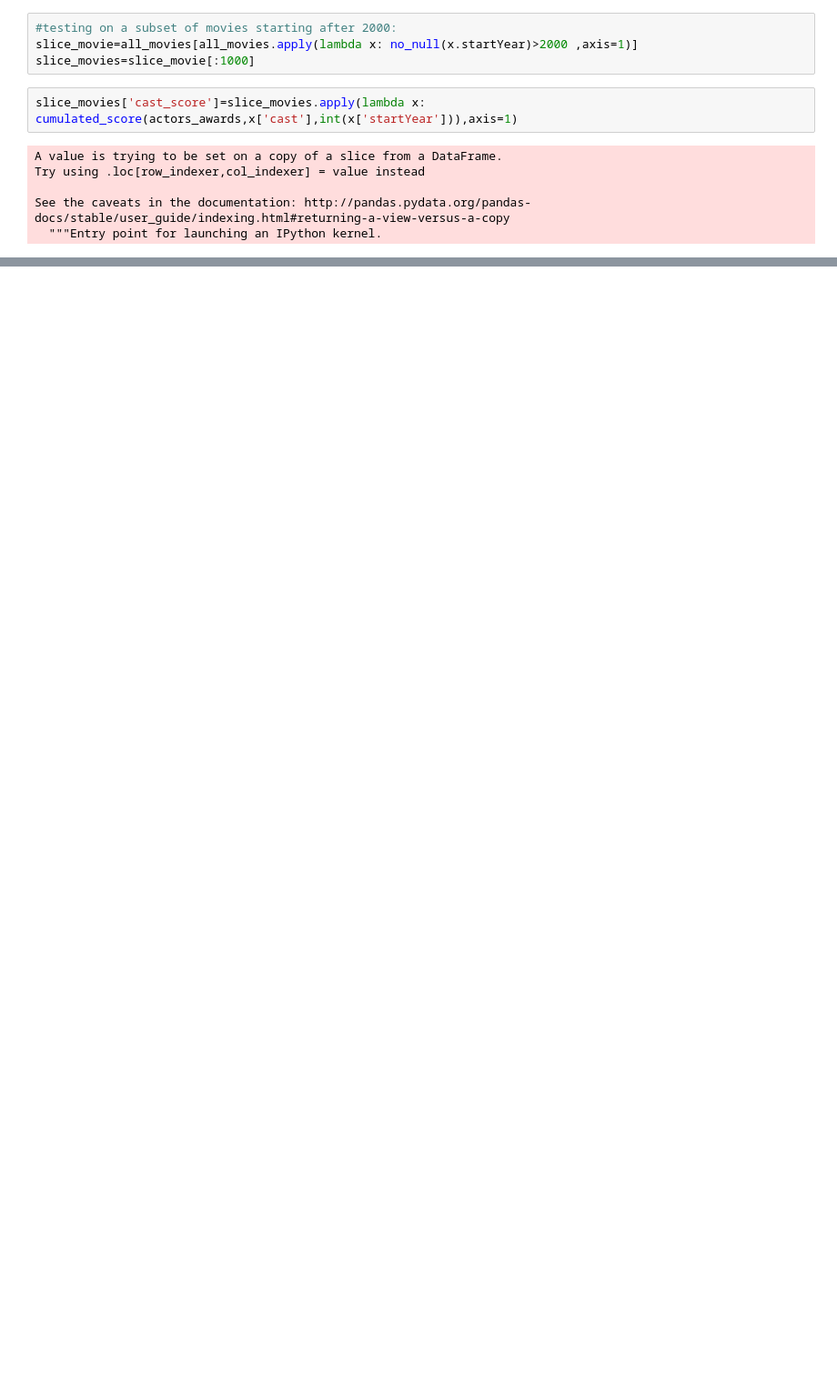
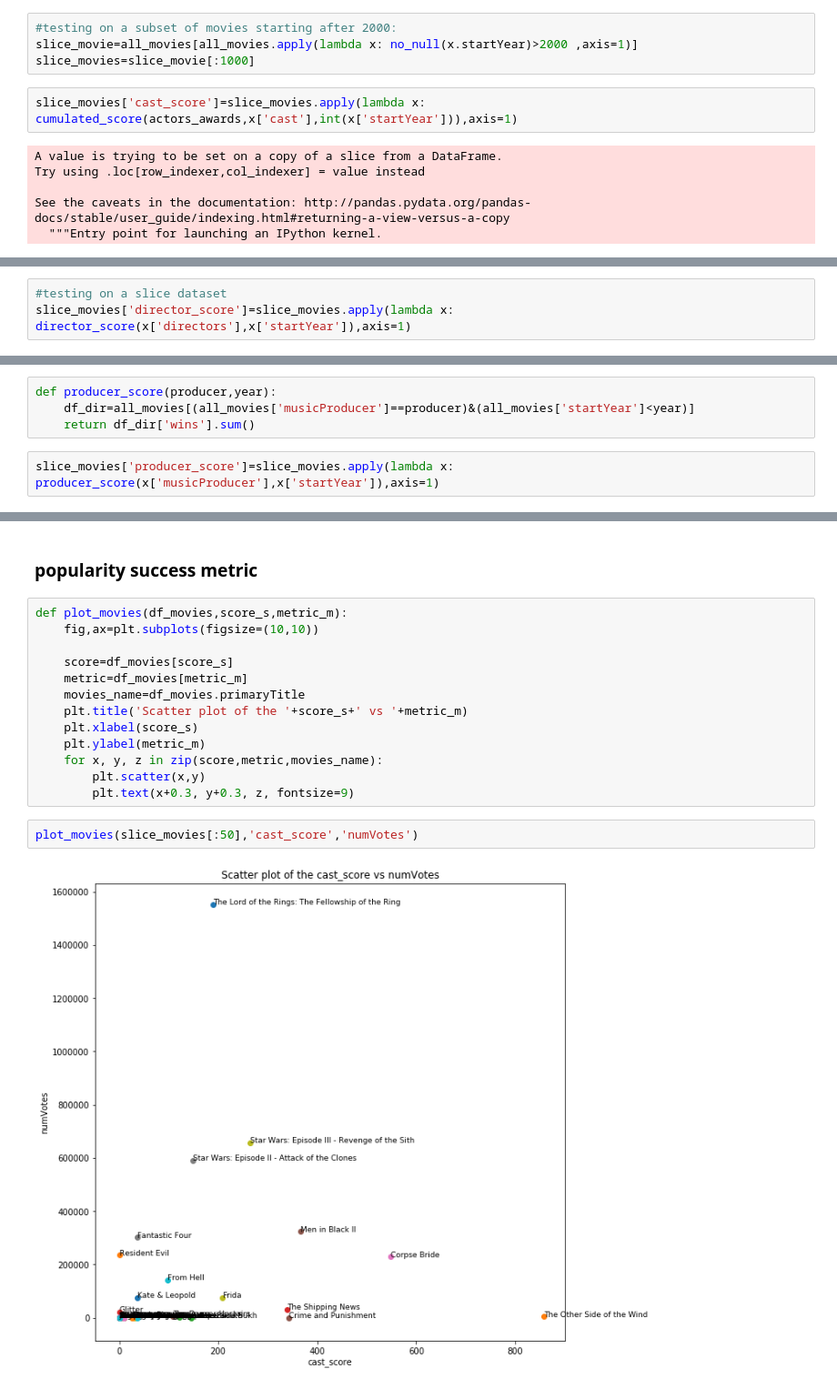
Before and after one commit to Ruchiranga/AD_A-team-project, a Jupyter notebook: Actor_score.ipynb, the cells around one changed output, grey strips where cells are left out. Shown at 91% size. Drawn from its saved outputs; the diff is of its cells as text; blank space fills up the shorter version.

```diff
--- a/Actor_score.ipynb
+++ b/Actor_score.ipynb
@@ -227,0 +264,3 @@ crew=pd.read_csv('data/crew.tsv',sep='\t')
+# %%
+#testing on a slice dataset
+slice_movies['director_score']=slice_movies.apply(lambda x: director_score(x['directors'],x['startYear']),axis=1)
@@ -227,0 +296,6 @@ crew=pd.read_csv('data/crew.tsv',sep='\t')
+# %%
+def producer_score(producer,year):
+    df_dir=all_movies[(all_movies['musicProducer']==producer)&(all_movies['startYear']<year)]
+    return df_dir['wins'].sum()
+# %%
+slice_movies['producer_score']=slice_movies.apply(lambda x: producer_score(x['musicProducer'],x['startYear']),axis=1)
@@ -227,0 +308,19 @@ crew=pd.read_csv('data/crew.tsv',sep='\t')
+# %% [markdown]
+### popularity success metric
+# %%
+def plot_movies(df_movies,score_s,metric_m):
+    fig,ax=plt.subplots(figsize=(10,10))
+
+    score=df_movies[score_s]
+    metric=df_movies[metric_m]
+    movies_name=df_movies.primaryTitle
+    plt.title('Scatter plot of the '+score_s+' vs '+metric_m)
+    plt.xlabel(score_s)
+    plt.ylabel(metric_m)
+    for x, y, z in zip(score,metric,movies_name):
+        plt.scatter(x,y)
+        plt.text(x+0.3, y+0.3, z, fontsize=9)
+# %%
+plot_movies(slice_movies[:50],'cast_score','numVotes')
+# %% [output]
+[figure, added]
```
Also changed, not shown: parts of 27 cells of this notebook.
